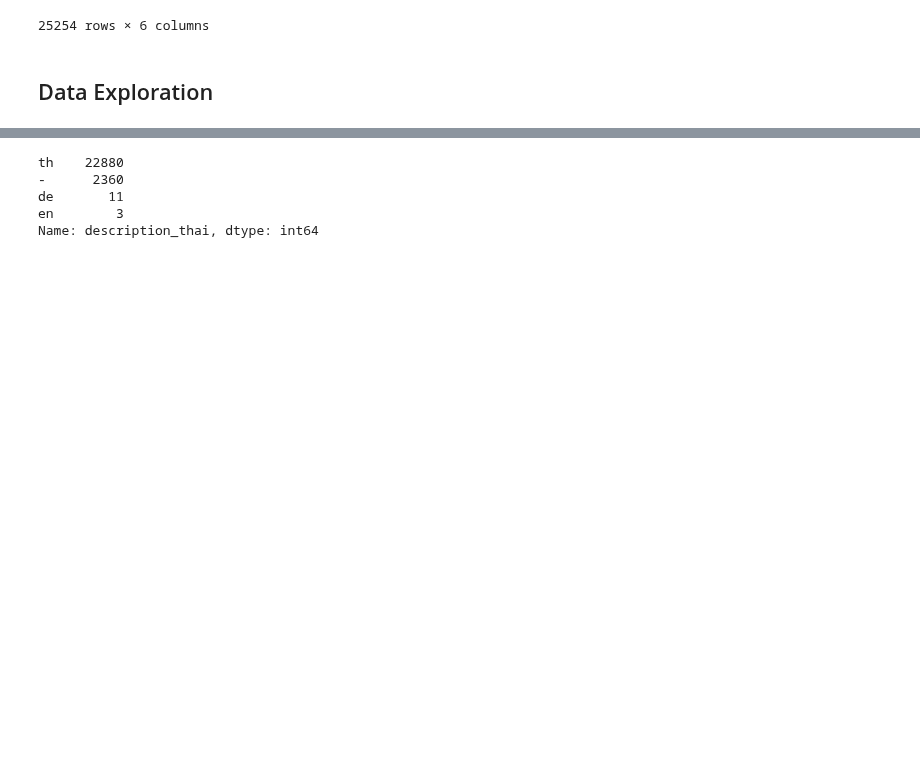
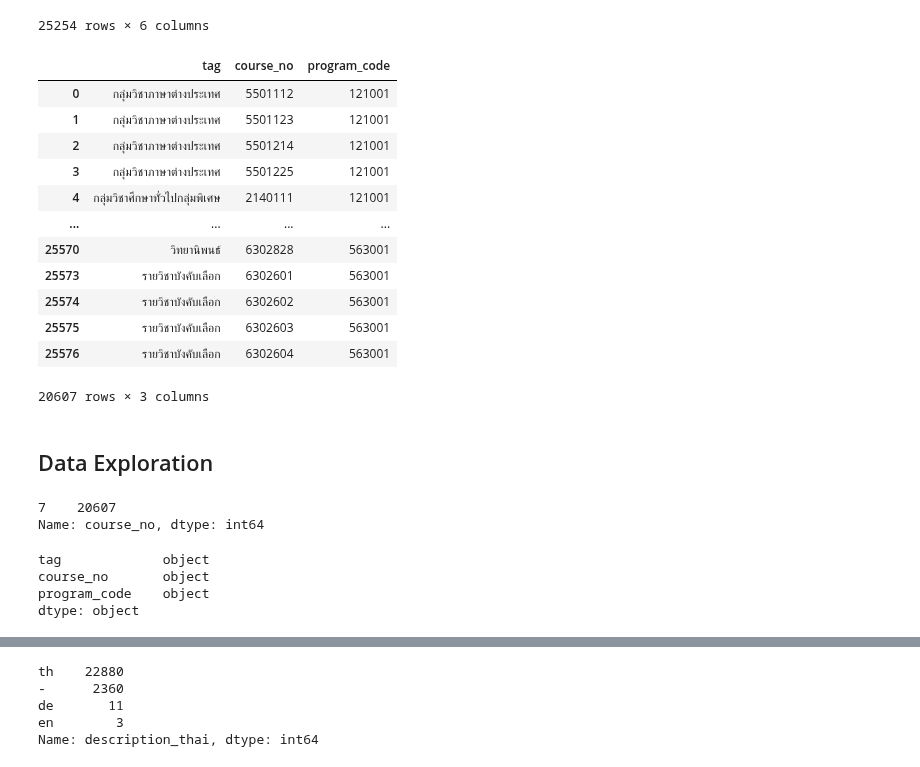
Before and after one commit to new5558/Chula-course-recommender-proof-of-concept, a Jupyter notebook: src/model.ipynb, the cells around one changed output, grey strips where cells are left out. Cells and saved outputs as stored; diff of their text form; code cells hidden in the pictures; blank space fills up the shorter version.

Commit message:
feat: add program courses preprocessing

```diff
--- a/src/model.ipynb
+++ b/src/model.ipynb
@@ -46,7 +46,10 @@ os.getcwd()
 # %% [output]
 '/content'
 # %%
+dtype_dic= {'course_no': str, 'program_code': str}
+
 courses_df = pd.read_csv('./data/course_chula_full.csv', index_col=0)
+program_courses_thai_df = pd.read_csv('./data/program_courses_thai.csv', dtype=dtype_dic, index_col=0)
 # %%
 courses_df
 # %% [output]
@@ -63,5 +66,33 @@ courses_df
 | 25252 | JDBA946 | DISSERTATION | - | This course is for the doctoral s... | - | - |
 | 25253 | PSYC201 | Psychological Research Method II | - | The aim of this course is to prov... | - | - |
 25254 rows × 6 columns
+# %%
+program_courses_thai_df
+# %% [output]
+|  | tag | course_no | program_code |
+| 0 | กลุ่มวิชาภาษาต่างประเทศ | 5501112 | 121001 |
+| 1 | กลุ่มวิชาภาษาต่างประเทศ | 5501123 | 121001 |
+| 2 | กลุ่มวิชาภาษาต่างประเทศ | 5501214 | 121001 |
+| 3 | กลุ่มวิชาภาษาต่างประเทศ | 5501225 | 121001 |
+| 4 | กลุ่มวิชาศึกษาทั่วไปกลุ่มพิเศษ | 2140111 | 121001 |
+| ... | ... | ... | ... |
+| 25570 | วิทยานิพนธ์ | 6302828 | 563001 |
+| 25573 | รายวิชาบังคับเลือก | 6302601 | 563001 |
+| 25574 | รายวิชาบังคับเลือก | 6302602 | 563001 |
+| 25575 | รายวิชาบังคับเลือก | 6302603 | 563001 |
+| 25576 | รายวิชาบังคับเลือก | 6302604 | 563001 |
+20607 rows × 3 columns
 # %% [markdown]
 ## Data Exploration
+# %%
+program_courses_thai_df['course_no'].apply(lambda x: len(str(x))).value_counts()
+# %% [output]
+7    20607
+Name: course_no, dtype: int64
+# %%
+program_courses_thai_df.dtypes
+# %% [output]
+tag             object
+course_no       object
+program_code    object
+dtype: object
```
Also changed, not shown: parts of 29 cells of this notebook, 1 other file.
